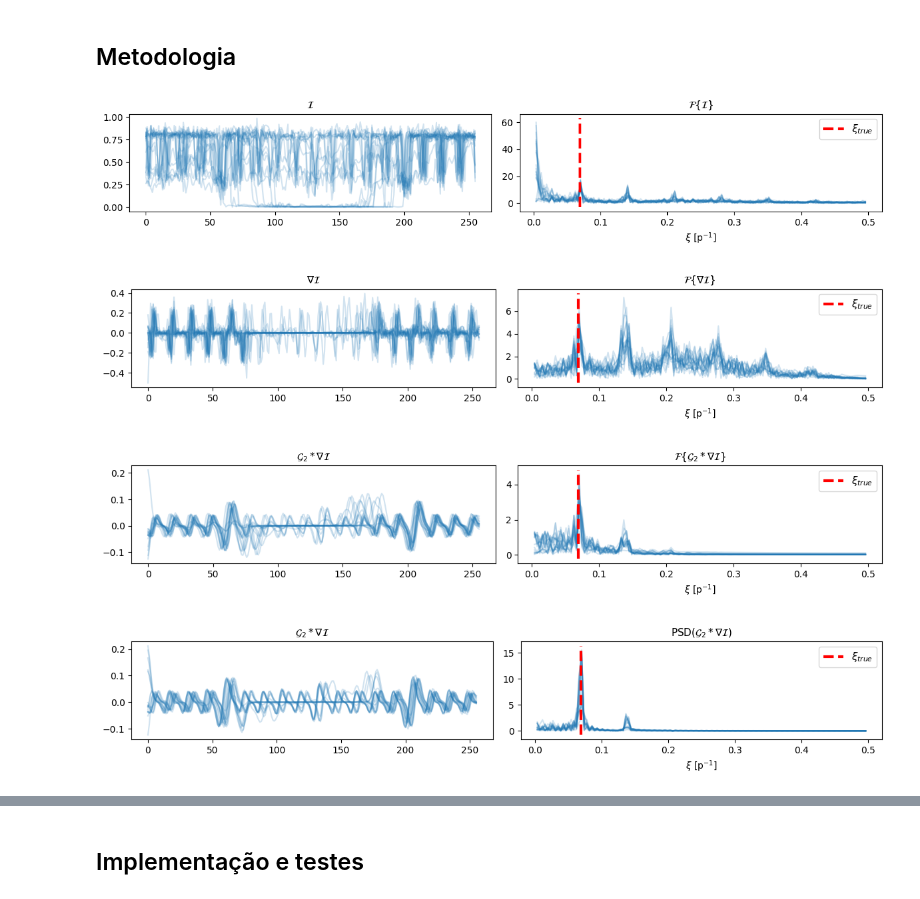
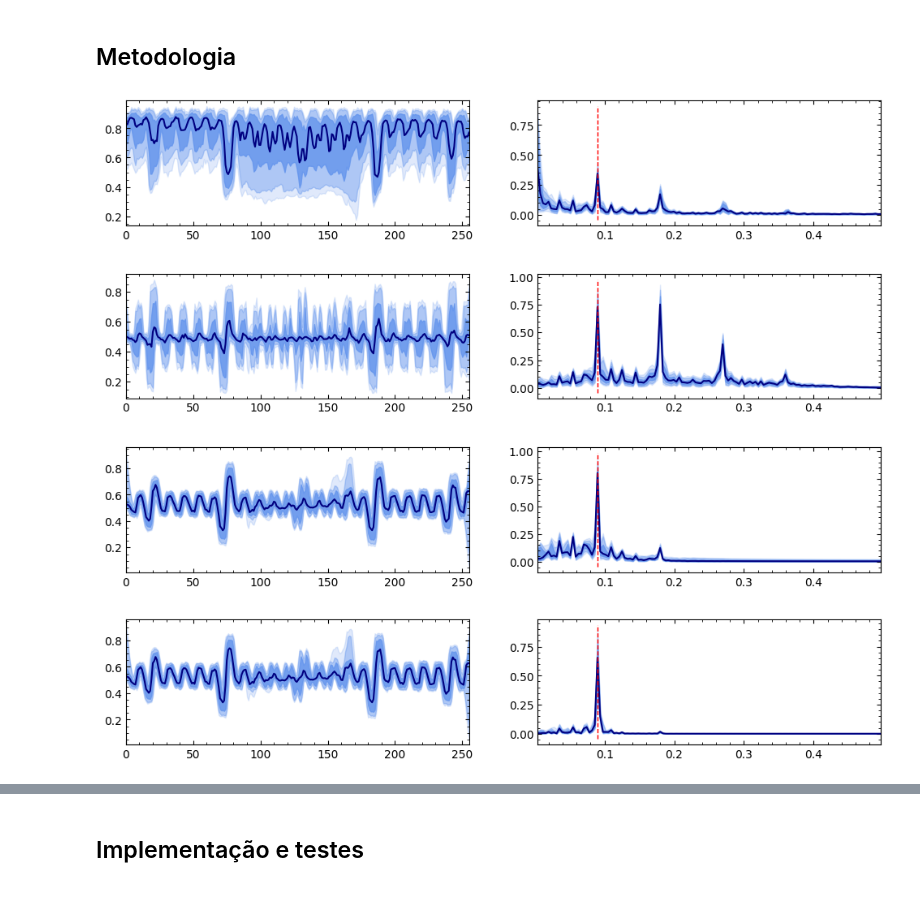
Before and after one commit to JairoSSantos/PAC-project, a Jupyter notebook: notebooks/scale-detection.ipynb, the cells around one changed output, grey strips where cells are left out. Saved outputs shown, nothing was run; the diff lists cells and outputs as text; code cells hidden in the pictures.

```diff
--- a/notebooks/scale-detection.ipynb
+++ b/notebooks/scale-detection.ipynb
@@ -27,11 +31,12 @@ images.shape, labels.shape, scale_true.shape
 # %% [output]
 ((64, 256, 256), (64, 256, 256), (64,))
 # %%
-i = np.random.randint(num_samples)
-img = images[i]
-I, G, St = images[i], labels[i], scale_true[i]
+index = 36 #np.random.randint(num_samples) # 36
+print(index)
+img = images[index]
+I, G, St = images[index], labels[index], scale_true[index]
 
 vs.plot_label(I, G)
-plt.title(r'{:.4f} $mm^2$/píxel ou {:.1f} píxel/$mm^2$'.format(St, 1/St))
+plt.title(r'{:.4f} $mm^2$/pixel ou {:.1f} pixel/$mm^2$'.format(St, 1/St))
 plt.show()
 # %% [output]
@@ -55,39 +105,40 @@ def plot_on(axs, xy, *args, **kwargs):
     for ax, (x, y) in zip(axs, xy):
         ax.plot(x, y, *args, **kwargs)
 
-def plot_step(inpt, func, titles=None):
-    fig, axs = plt.subplots(1, 2, figsize=(12, 2.5))
+def norm(x):
+    return (x - x.min())/(x.max() - x.min())
 
-    pattern = np.random.randint(0, inpt.shape[0], 20)
-    plot_on(axs.flat, [
-        [range(inpt.shape[1]), inpt[pattern].T],
-        [freqs[pos], np.apply_along_axis(lambda x: func(x)[pos], 1, inpt[pattern]).T]
-    ], 'C0-', alpha=0.2)
-
-    axs[1].vlines(np.sqrt(St), *axs[1].get_ylim(), color='r', lw=3, ls='dashed', label=r'$\xi_{true}$')
-    axs[1].legend(fontsize=11)
-
-    axs[1].set_xlabel(r'$\xi$ [p$^{-1}$]')
-    if titles is not None:
-        for title, ax in zip(titles, axs):
-            ax.set_title(title, fontsize=11)
-    fig.tight_layout()
-    plt.show()
+def plot_step(axs, inpt, func):
+    x = freqs[pos]
+    out = norm(np.apply_along_axis(lambda x: func(x)[pos], 1, inpt))
+    inpt = norm(inpt)
+    axs[0].plot(np.median(inpt, axis=0), c='C0')
+    axs[1].plot(x, np.median(out, axis=0), c='C0', label='Mediana')
+    for p0, pf, a in ((25, 75, 0.8), (10, 90, 0.4), (5, 95, 0.2)):
+        axs[0].fill_between(range(len(inpt)), np.percentile(inpt, pf, axis=0), np.percentile(inpt, p0, axis=0), color='C1', alpha=a)
+        axs[1].fill_between(x, np.percentile(out, pf, axis=0), np.percentile(out, p0, axis=0), color='C1', alpha=a, label=f'{p0}-{pf}%')
+    axs[1].vlines(np.sqrt(St), *axs[1].get_ylim(), color='C3', lw=1, ls='dashed', label=r'$\nu_{true}$')
+    axs[0].set_xlim(0, len(inpt)-1)
+    axs[1].set_xlim(x.min(), x.max())
 # %%
-plot_step(I, FFT, titles=(r'$\mathcal{I}$', r'$\mathcal{F}\{\mathcal{I}\}$'))
+fig, axs = plt.subplots(1, 2, figsize=(12, 2))
+plot_step(axs, I, FFT) #titles=(r'$\mathcal{I}$', r'$\mathcal{F}\{\mathcal{I}\}$'))
 # %% [output]
-[figure, old version]
+[figure, new version]
 # %%
+fig, axs = plt.subplots(1, 2, figsize=(12, 2))
 Ix = np.gradient(I)[0].T
-plot_step(Ix, FFT, titles=(r'$\nabla\mathcal{I}$', r'$\mathcal{F}\{\nabla\mathcal{I}\}$'))
+plot_step(axs, Ix, FFT) #titles=(r'$\nabla\mathcal{I}$', r'$\mathcal{F}\{\nabla\mathcal{I}\}$'))
 # %% [output]
-[figure, old version]
+[figure, new version]
 # %%
+fig, axs = plt.subplots(1, 2, figsize=(12, 2))
 Ix_gauss = gaussian_filter(Ix, 2)
-plot_step(Ix_gauss, FFT, titles=(r'$\mathcal{G}_2*\nabla\mathcal{I}$', r'$\mathcal{F}\{\mathcal{G}_2*\nabla\mathcal{I}\}$'))
+plot_step(axs, Ix_gauss, FFT)#, titles=(r'$\mathcal{G}_2*\nabla\mathcal{I}$', r'$\mathcal{F}\{\mathcal{G}_2*\nabla\mathcal{I}\}$'))
 # %% [output]
-[figure, old version]
+[figure, new version]
 # %%
-plot_step(Ix_gauss, PSD, titles=(r'$\mathcal{G}_2*\nabla\mathcal{I}$', r'PSD$(\mathcal{G}_2*\nabla\mathcal{I})$'))
+fig, axs = plt.subplots(1, 2, figsize=(12, 2))
+plot_step(axs, Ix_gauss, PSD) # titles=(r'$\mathcal{G}_2*\nabla\mathcal{I}$', r'PSD$(\mathcal{G}_2*\nabla\mathcal{I})$'))
 # %% [output]
-[figure, old version]
+[figure, new version]
```
Also changed, not shown: parts of 14 cells of this notebook, 4 other files.
